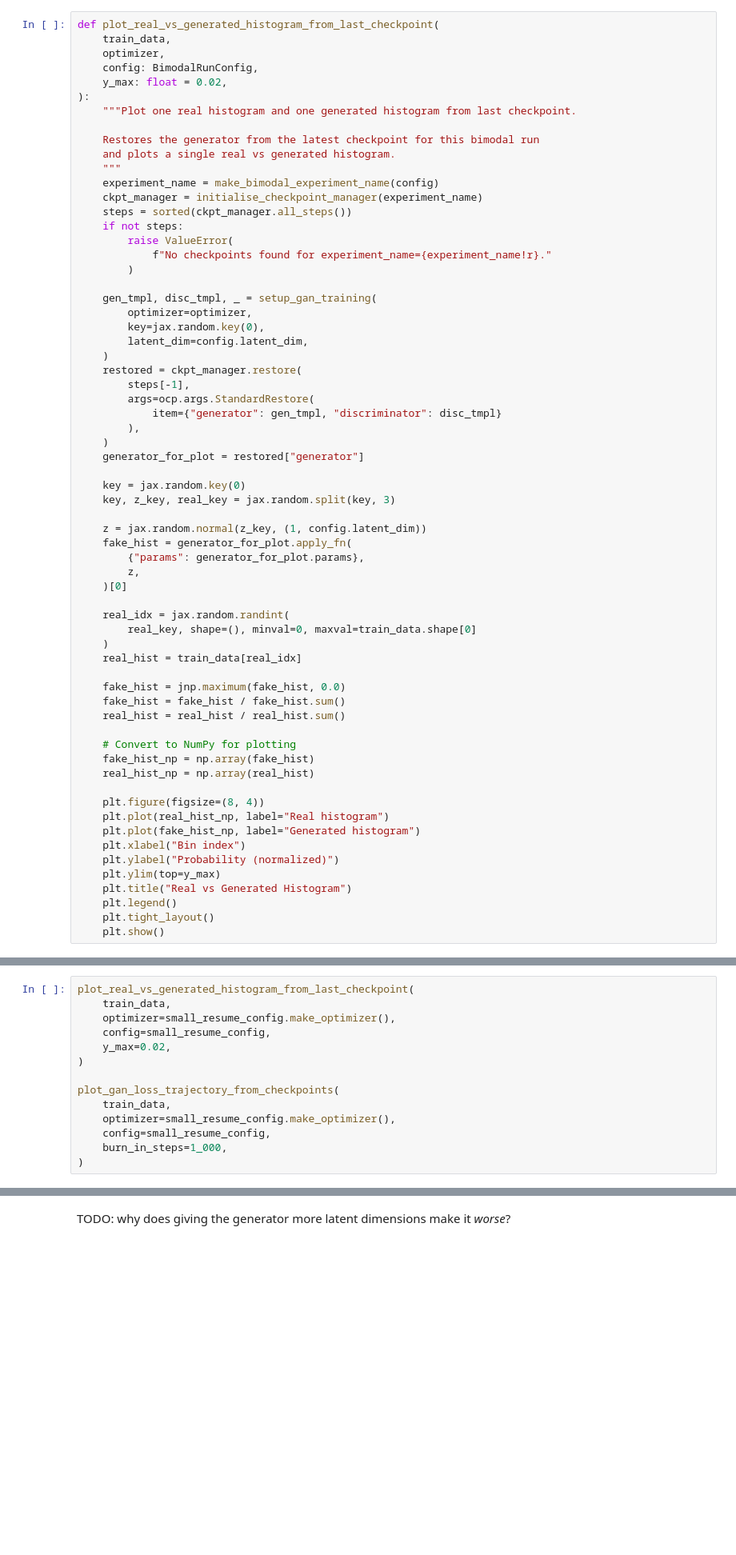
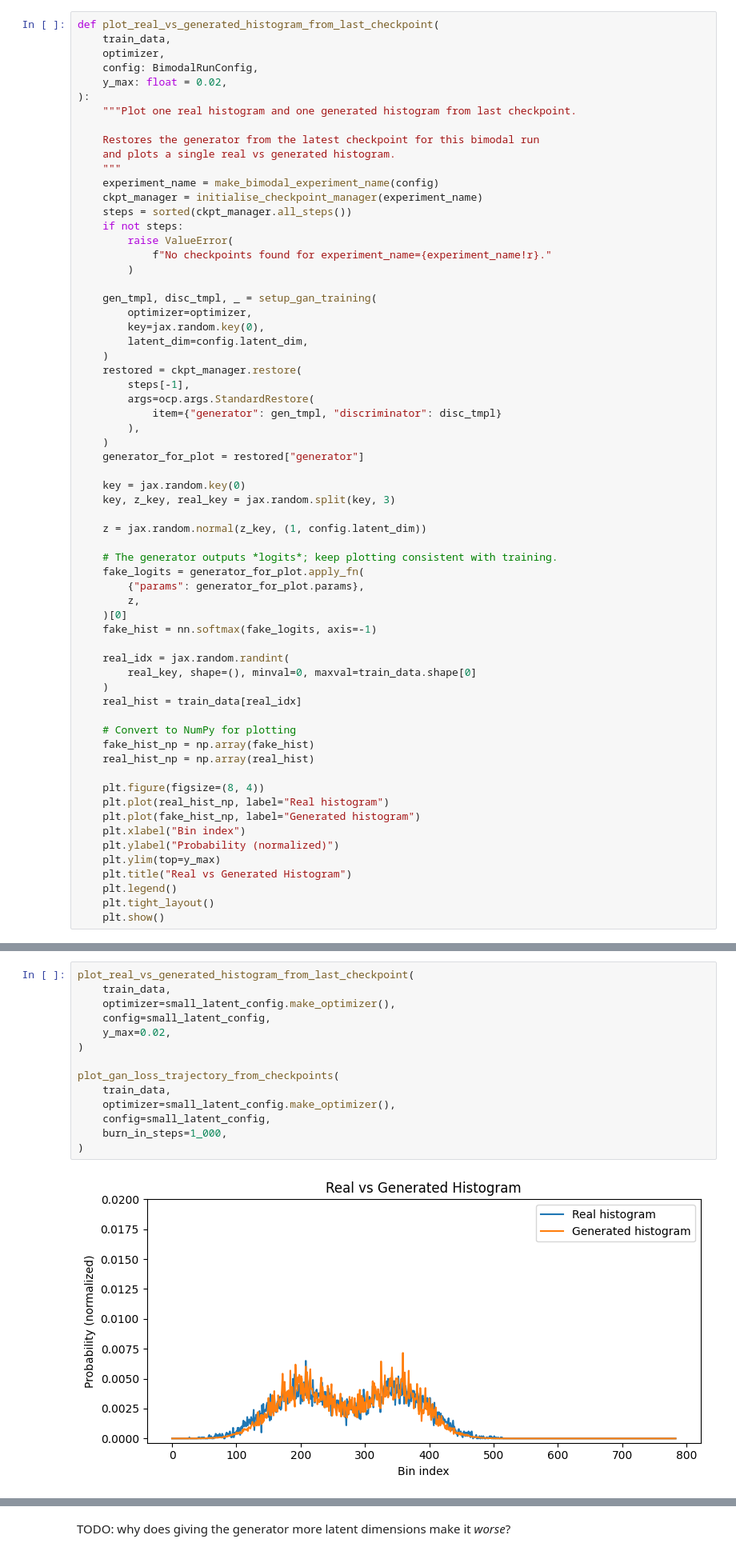
Before and after one commit to callum-lawson/egt-lab, a Jupyter notebook: experiments/gan/gan_collapse.ipynb, the cells around one changed output, grey strips where cells are left out. Shown at 80% size. Saved outputs shown, nothing was run; the diff lists cells and outputs as text; blank space fills up the shorter version.

Commit message:
Minor improvement in consistency of GAN bimodal generator plots - softmax instead of normalization

```diff
--- a/experiments/gan/gan_collapse.ipynb
+++ b/experiments/gan/gan_collapse.ipynb
@@ -700,19 +699,18 @@ def plot_real_vs_generated_histogram_from_last_checkpoint(
     key, z_key, real_key = jax.random.split(key, 3)
 
     z = jax.random.normal(z_key, (1, config.latent_dim))
-    fake_hist = generator_for_plot.apply_fn(
+
+    # The generator outputs *logits*; keep plotting consistent with training.
+    fake_logits = generator_for_plot.apply_fn(
         {"params": generator_for_plot.params},
         z,
     )[0]
+    fake_hist = nn.softmax(fake_logits, axis=-1)
 
     real_idx = jax.random.randint(
         real_key, shape=(), minval=0, maxval=train_data.shape[0]
     )
     real_hist = train_data[real_idx]
-
-    fake_hist = jnp.maximum(fake_hist, 0.0)
-    fake_hist = fake_hist / fake_hist.sum()
-    real_hist = real_hist / real_hist.sum()
 
     # Convert to NumPy for plotting
     fake_hist_np = np.array(fake_hist)
@@ -955,14 +937,16 @@ step 10000: generator_loss=0.7073142528533936, discriminator_loss=0.676117300987
 # %%
 plot_real_vs_generated_histogram_from_last_checkpoint(
     train_data,
-    optimizer=small_resume_config.make_optimizer(),
-    config=small_resume_config,
+    optimizer=small_latent_config.make_optimizer(),
+    config=small_latent_config,
     y_max=0.02,
 )
 
 plot_gan_loss_trajectory_from_checkpoints(
     train_data,
-    optimizer=small_resume_config.make_optimizer(),
-    config=small_resume_config,
+    optimizer=small_latent_config.make_optimizer(),
+    config=small_latent_config,
     burn_in_steps=1_000,
 )
+# %% [output]
+[figure, added]
```
Also changed, not shown: parts of 16 cells of this notebook.
